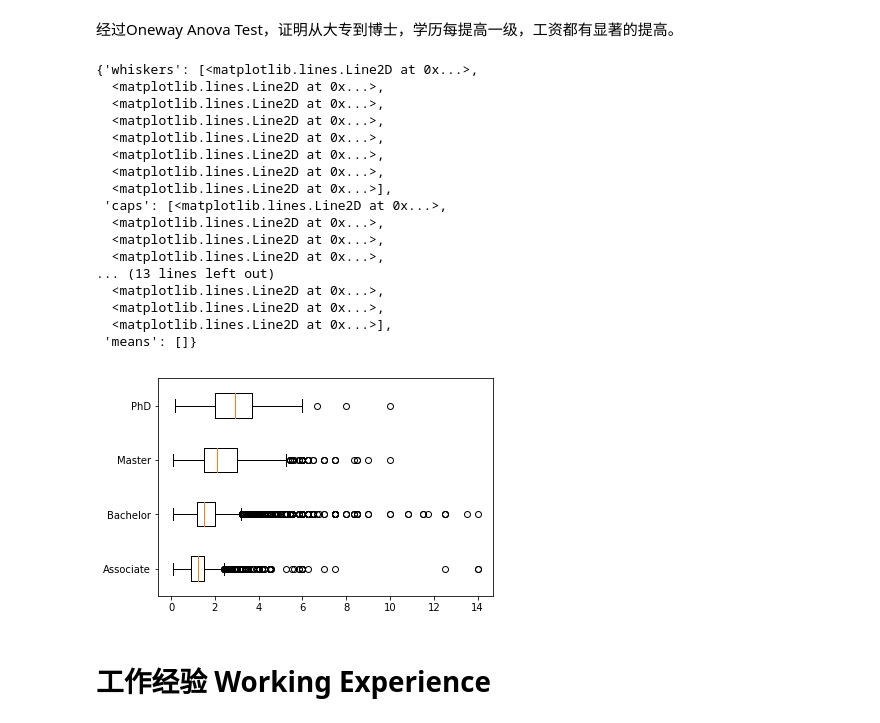
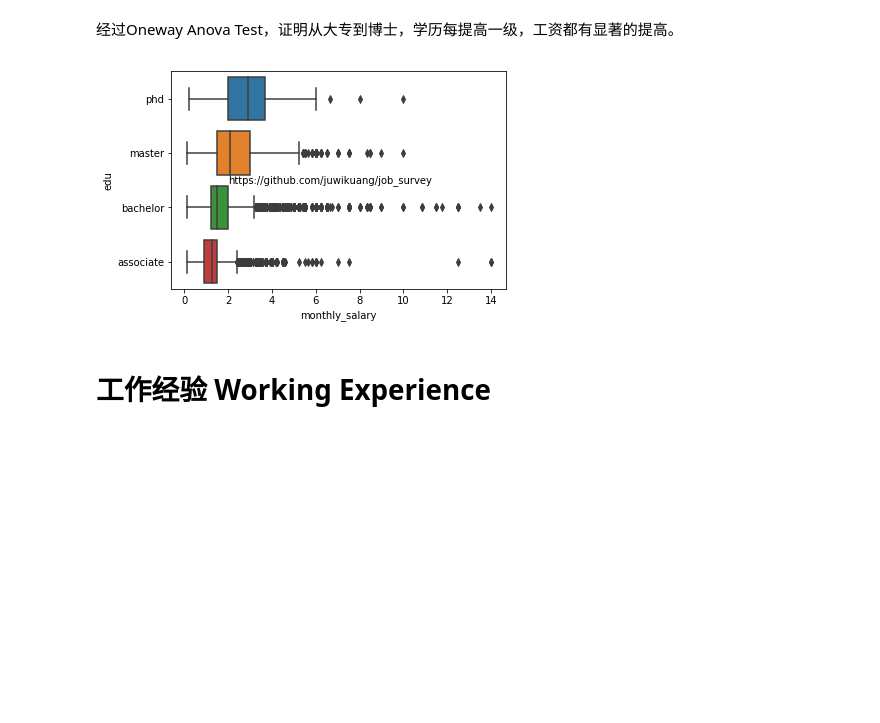
Before and after one commit to EricWebsmith/china_job_survey, a Jupyter notebook: First_Tier.ipynb, the cells around one changed output. Cells and saved outputs as stored; diff of their text form; code cells hidden in the pictures; blank space fills up the shorter version.

```diff
--- a/First_Tier.ipynb
+++ b/First_Tier.ipynb
@@ -112,6 +114,15 @@ def get_sub_stats(data, prefix):
     sub_data=sub_data.sort_values(by='salary_mean', ascending=False)
 
     return sub_data
+# %%
+def add_category_column(data, prefix):
+    prefix_=prefix+"_"
+    features = [feature for feature in data.columns if feature.startswith(prefix)]
+    data.loc[:,prefix]=['']*data.shape[0]
+    for feature in features:
+        data.loc[data[feature]==1,prefix]=feature.replace(prefix_,'')
+    #data[prefix]=new_column
+    return data
 # %%
 data_career=get_sub_stats(data,'career_')
 data_career.style.format({"percentage":"{:.2%}"})
@@ -170,27 +210,13 @@ F_onewayResult(statistic=3866.5985931587775, pvalue=0.0)
 # %% [markdown]
 经过Oneway Anova Test，证明从大专到博士，学历每提高一级，工资都有显著的提高。
-# %%
-plt.boxplot([salary_associate,salary_bachelor,salary_master,salary_phd],
-           labels=['Associate','Bachelor','Master','PhD'], vert=False)
-# %% [output]
-{'whiskers': [<matplotlib.lines.Line2D at 0x...>,
-  <matplotlib.lines.Line2D at 0x...>,
-  <matplotlib.lines.Line2D at 0x...>,
-  <matplotlib.lines.Line2D at 0x...>,
-  <matplotlib.lines.Line2D at 0x...>,
-  <matplotlib.lines.Line2D at 0x...>,
-  <matplotlib.lines.Line2D at 0x...>,
-  <matplotlib.lines.Line2D at 0x...>],
- 'caps': [<matplotlib.lines.Line2D at 0x...>,
-  <matplotlib.lines.Line2D at 0x...>,
-  <matplotlib.lines.Line2D at 0x...>,
-  <matplotlib.lines.Line2D at 0x...>,
-... (13 lines left out)
-  <matplotlib.lines.Line2D at 0x...>,
-  <matplotlib.lines.Line2D at 0x...>,
-  <matplotlib.lines.Line2D at 0x...>],
- 'means': []}
-[figure, removed]
+# %%
+data=add_category_column(data,'edu')
+order=['phd','master','bachelor','associate']
+a=sns.boxplot(y='edu',x='monthly_salary',order=order,data=data[data.edu.isin(order)], orient='h')
+plt.annotate('https://github.com/juwikuang/job_survey', xy=(0.5,1.5), xytext=(2, 1.55))
+plt.show()
+# %% [output]
+[figure, added]
 # %% [markdown]
 # 工作经验 Working Experience
 # %%
```
Also changed, not shown: parts of 11 cells of this notebook, 2 other files.
